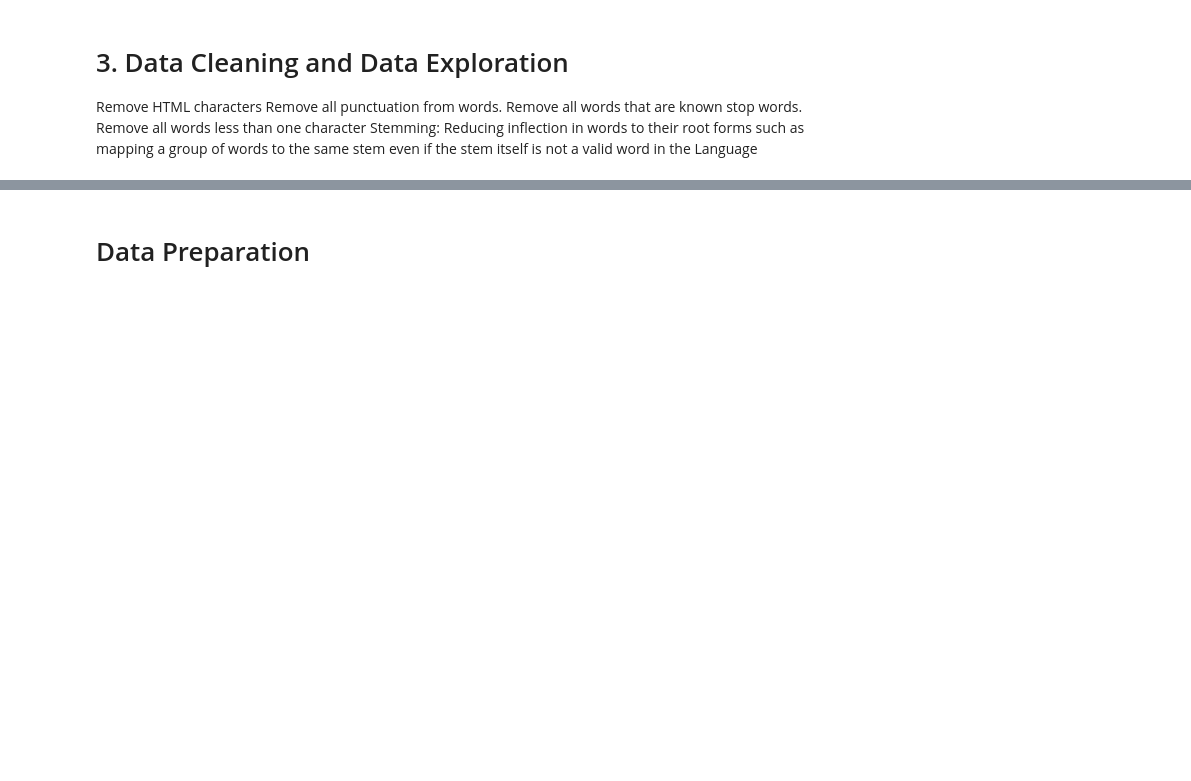
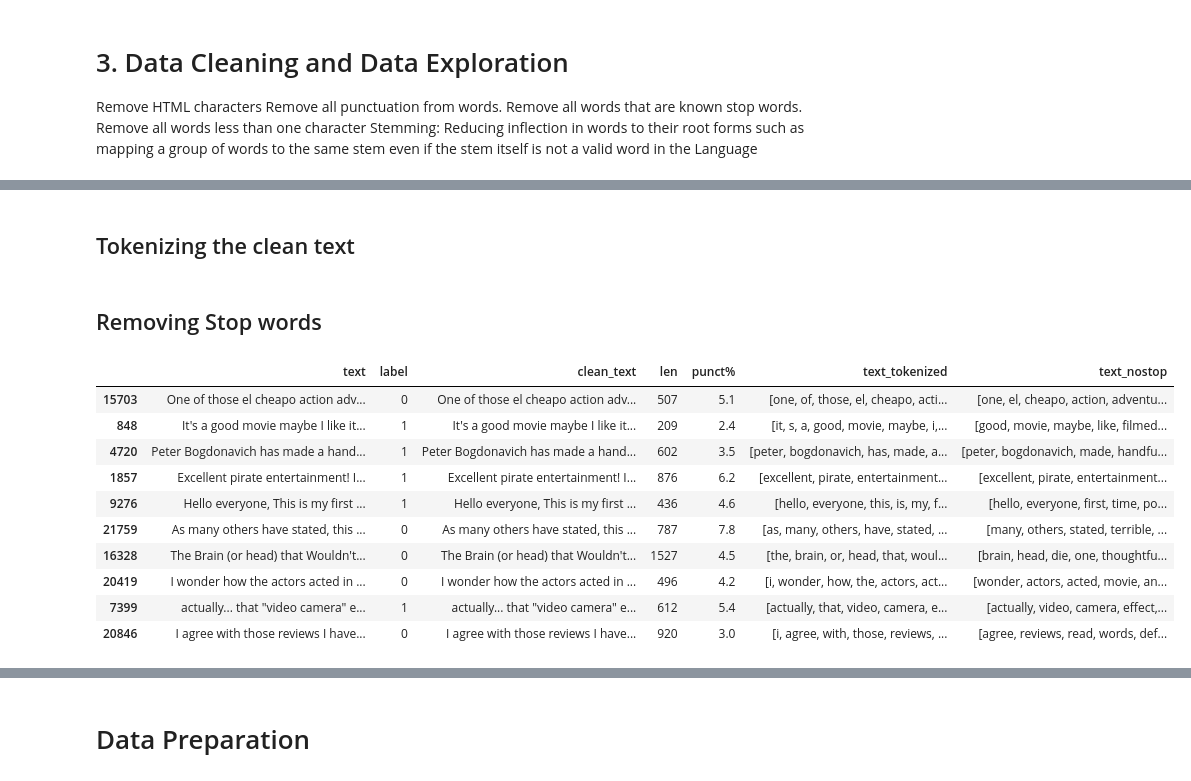
Before and after one commit to JAIR0MEL0/IMDB-Movie-Sentiment, a Jupyter notebook: ML1010MovieReview_JairoMelo.ipynb, the cells around one changed output, grey strips where cells are left out. Cells and saved outputs as stored; diff of their text form; code cells hidden in the pictures; blank space fills up the shorter version.

```diff
--- a/ML1010MovieReview_JairoMelo.ipynb
+++ b/ML1010MovieReview_JairoMelo.ipynb
@@ -250,0 +227,3 @@ wordcloud_draw(train_texts,'white')
+# %%
+data_train['lemmat_text'] = lemmatization(data_train['clean_text'])
+data_test['lemmat_text'] = lemmatization(data_test['clean_text'])
@@ -250,0 +244,37 @@ wordcloud_draw(train_texts,'white')
+# %% [markdown]
+## Tokenizing the clean text
+# %%
+import re
+
+def tokenize(text):
+    tokens = re.split('\W+', text)
+    return tokens
+
+data_train['text_tokenized'] = data_train['clean_text'].apply(lambda x: tokenize(x.lower()))
+data_test['text_tokenized'] = data_test['clean_text'].apply(lambda x: tokenize(x.lower()))
+# %% [markdown]
+## Removing Stop words
+# %%
+stopword = nltk.corpus.stopwords.words('english')
+ps = nltk.PorterStemmer()
+# %%
+def remove_stopwords(tokenized_list):
+    text = [word for word in tokenized_list if word not in stopword]
+    return text
+
+data_train['text_nostop'] = data_train['text_tokenized'].apply(lambda x: remove_stopwords(x))
+data_test['text_nostop'] = data_test['text_tokenized'].apply(lambda x: remove_stopwords(x))
+# %%
+data_train.sample(10)
+# %% [output]
+|  | text | label | clean_text | len | punct% | text_tokenized | text_nostop |
+| 15703 | One of those el cheapo action adv... | 0 | One of those el cheapo action adv... | 507 | 5.1 | [one, of, those, el, cheapo, acti... | [one, el, cheapo, action, adventu... |
+| 848 | It's a good movie maybe I like it... | 1 | It's a good movie maybe I like it... | 209 | 2.4 | [it, s, a, good, movie, maybe, i,... | [good, movie, maybe, like, filmed... |
+| 4720 | Peter Bogdonavich has made a hand... | 1 | Peter Bogdonavich has made a hand... | 602 | 3.5 | [peter, bogdonavich, has, made, a... | [peter, bogdonavich, made, handfu... |
+| 1857 | Excellent pirate entertainment! I... | 1 | Excellent pirate entertainment! I... | 876 | 6.2 | [excellent, pirate, entertainment... | [excellent, pirate, entertainment... |
+| 9276 | Hello everyone, This is my first ... | 1 | Hello everyone, This is my first ... | 436 | 4.6 | [hello, everyone, this, is, my, f... | [hello, everyone, first, time, po... |
+| 21759 | As many others have stated, this ... | 0 | As many others have stated, this ... | 787 | 7.8 | [as, many, others, have, stated, ... | [many, others, stated, terrible, ... |
+| 16328 | The Brain (or head) that Wouldn't... | 0 | The Brain (or head) that Wouldn't... | 1527 | 4.5 | [the, brain, or, head, that, woul... | [brain, head, die, one, thoughtfu... |
+| 20419 | I wonder how the actors acted in ... | 0 | I wonder how the actors acted in ... | 496 | 4.2 | [i, wonder, how, the, actors, act... | [wonder, actors, acted, movie, an... |
+| 7399 | actually... that "video camera" e... | 1 | actually... that "video camera" e... | 612 | 5.4 | [actually, that, video, camera, e... | [actually, video, camera, effect,... |
+| 20846 | I agree with those reviews I have... | 0 | I agree with those reviews I have... | 920 | 3.0 | [i, agree, with, those, reviews, ... | [agree, reviews, read, words, def... |
```
Also changed, not shown: parts of 58 cells of this notebook.
